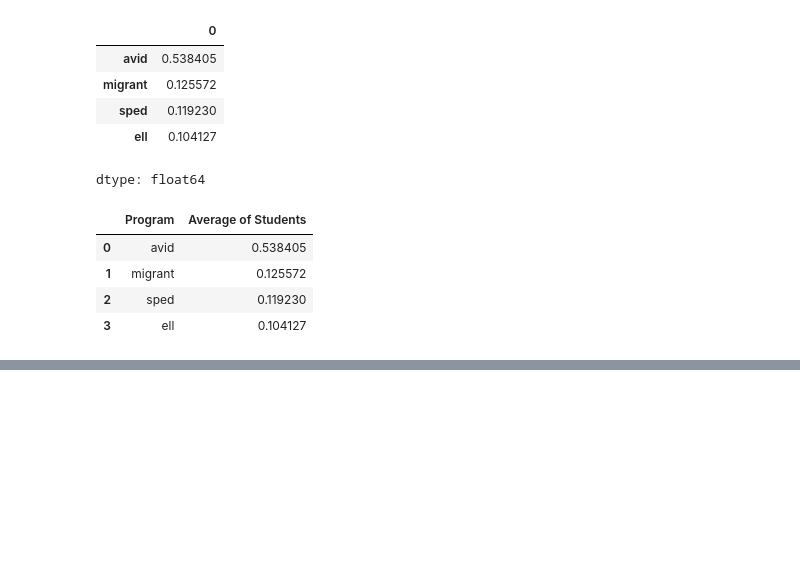
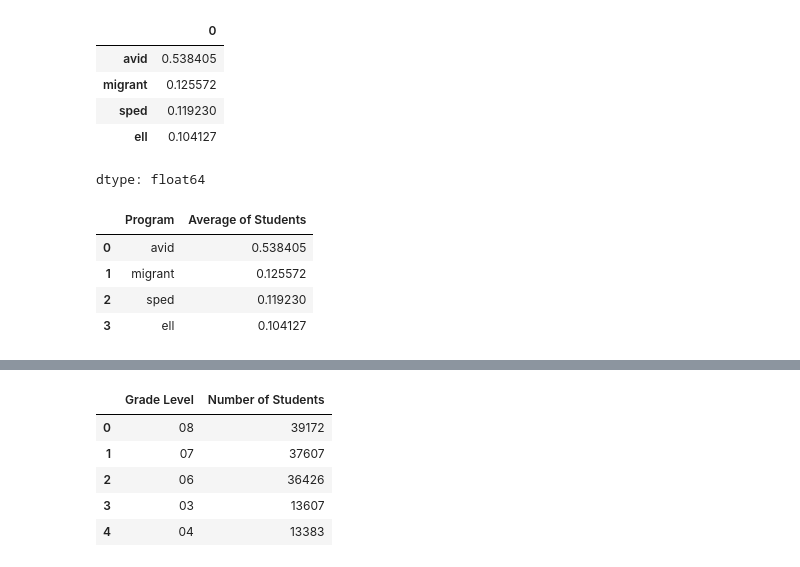
Before and after one commit to Matheus-Pombeiro/student_performance, a Jupyter notebook: student_performance.ipynb, the cells around one changed output, grey strips where cells are left out. Drawn from its saved outputs; the diff is of its cells as text; code cells hidden in the pictures; blank space fills up the shorter version.

```diff
--- a/student_performance.ipynb
+++ b/student_performance.ipynb
@@ -470,0 +486,16 @@ plt.show()
+# %%
+# Resetting the index
+grade_levels = grade_levels.reset_index()
+
+# Converting into a dataframe
+grade_levels.columns = ['Grade Level', 'Number of Students']
+
+# Showing the dataframe
+grade_levels
+# %% [output]
+|  | Grade Level | Number of Students |
+| 0 | 08 | 39172 |
+| 1 | 07 | 37607 |
+| 2 | 06 | 36426 |
+| 3 | 03 | 13607 |
+| 4 | 04 | 13383 |
```
Also changed, not shown: parts of 12 cells of this notebook.
